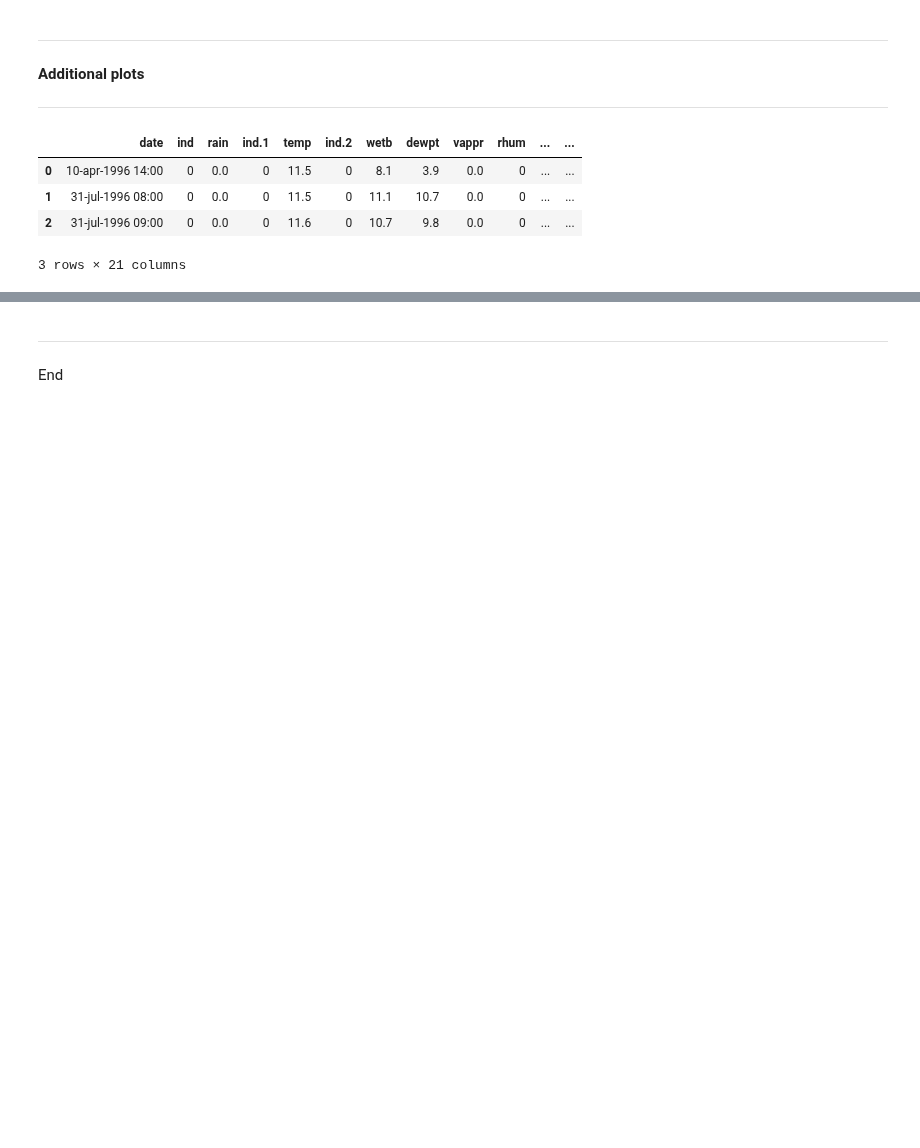
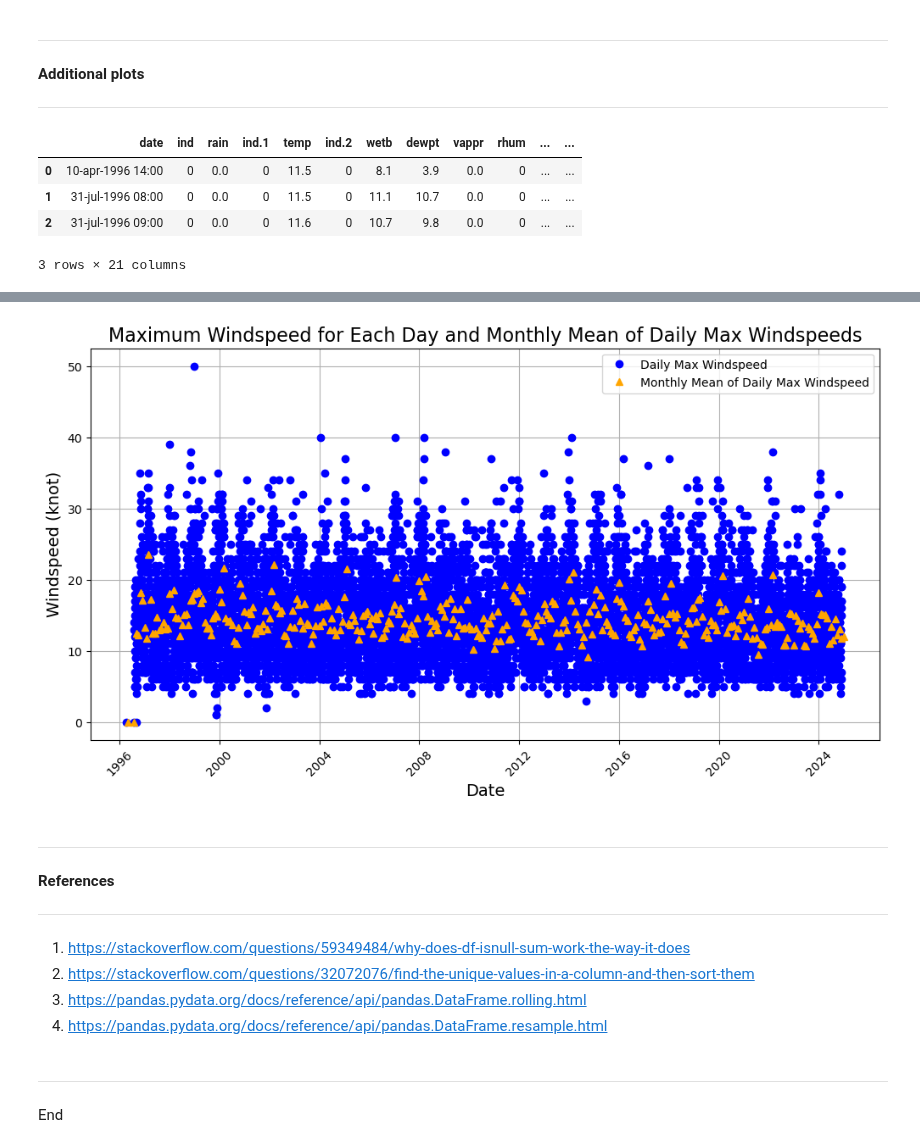
Before and after one commit to mondbr/PFDA_assignments, a Jupyter notebook: assignment6_Weather.ipynb, the cells around one changed output, grey strips where cells are left out. Saved outputs shown, nothing was run; the diff lists cells and outputs as text; code cells hidden in the pictures; blank space fills up the shorter version.

```diff
--- a/assignment6_Weather.ipynb
+++ b/assignment6_Weather.ipynb
@@ -177,3 +263,40 @@ plt.show()
+# %%
+cleandf.set_index('datetime', inplace=True)
+# Calculate the maximum wind speed for each day
+daily_max_wind = cleandf.resample('D').max()  # Resample to daily frequency and calculate max wind speed https://pandas.pydata.org/docs/reference/api/pandas.DataFrame.resample.html
+
+# Calculate the monthly mean of the daily maximum wind speeds
+monthly_mean_max_wind = daily_max_wind.resample('ME').mean()  # Resample to monthly frequency and calculate the mean
+
+# Plotting both the daily max wind speeds and monthly mean max wind speeds
+plt.figure(figsize=(12, 6))
+
+# Plot maximum wind speed for each day with 'o' markers. Use linestyle='None' to plot only markers
+plt.plot(daily_max_wind.index, daily_max_wind['wdsp'], label='Daily Max Windspeed', color='blue', marker='o', linestyle='None') #`daily_max_wind.index` is used as the x-axis (dates)
+                                                                                                                                #`daily_max_wind['wdsp']` is used as the y-axis (wind speeds).
+
+# Plot the monthly mean of the daily maximum wind speeds with '^' markers.
+plt.plot(monthly_mean_max_wind.index, monthly_mean_max_wind['wdsp'], label='Monthly Mean of Daily Max Windspeed', color='orange', marker='^', linestyle='None') #`monthly_mean_max_wind.index:` The dates for each month (typically the 1st of each month)
+                                                                                                                                                                    # `monthly_mean_max_wind['wdsp']:` The monthly average of the daily maximum wind speeds for each month.
+plt.title('Maximum Windspeed for Each Day and Monthly Mean of Daily Max Windspeeds', fontsize=16)
+plt.xlabel('Date', fontsize=14)
+plt.ylabel('Windspeed (knot)', fontsize=14)
+plt.legend()
+plt.grid()
+plt.xticks(rotation=45)
+plt.savefig('daily_max_monthly_mean_max_windspeed.png')
+plt.show()
+# %% [output]
+[figure, added]
+# %% [markdown]
+***
+**References**
+***
+# %% [markdown]
+1. https://stackoverflow.com/questions/59349484/why-does-df-isnull-sum-work-the-way-it-does
+2. https://stackoverflow.com/questions/32072076/find-the-unique-values-in-a-column-and-then-sort-them
+3. https://pandas.pydata.org/docs/reference/api/pandas.DataFrame.rolling.html
+4. https://pandas.pydata.org/docs/reference/api/pandas.DataFrame.resample.html
 # %% [markdown]
 ******
 End
```
Also changed, not shown: parts of 20 cells of this notebook, 5 other files.
